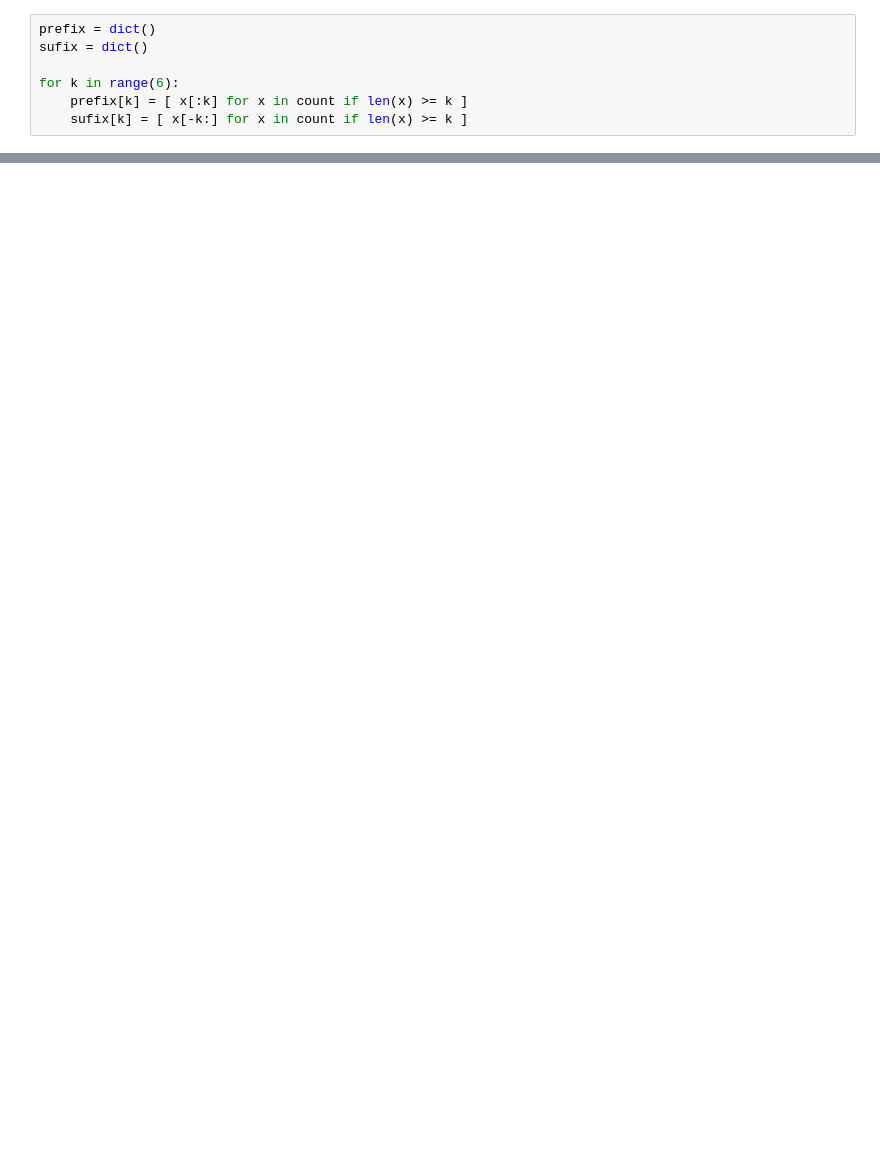
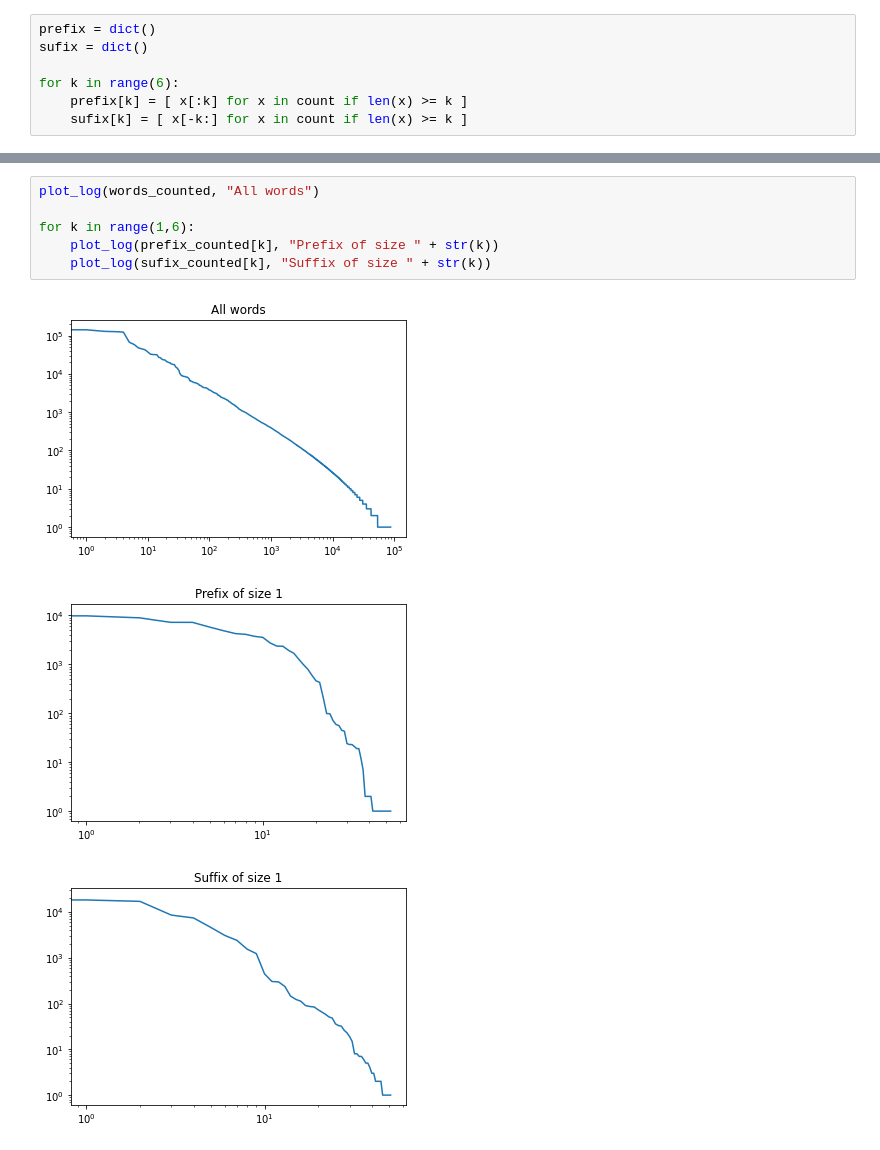
Before and after one commit to phsmoura/msc-fei, a Jupyter notebook: pel218_nlp/report_01/main.ipynb, the cells around one changed output, grey strips where cells are left out. Saved outputs shown, nothing was run; the diff lists cells and outputs as text; blank space fills up the shorter version.

```diff
--- a/pel218_nlp/report_01/main.ipynb
+++ b/pel218_nlp/report_01/main.ipynb
@@ -86,0 +117,10 @@ plot_from_count(count)
+# %%
+plot_log(words_counted, "All words")
+
+for k in range(1,6):
+    plot_log(prefix_counted[k], "Prefix of size " + str(k))
+    plot_log(sufix_counted[k], "Suffix of size " + str(k))
+# %% [output]
+[figure, added]
+[figure, added]
+[figure, added]
```
Also changed, not shown: parts of 8 cells of this notebook.
